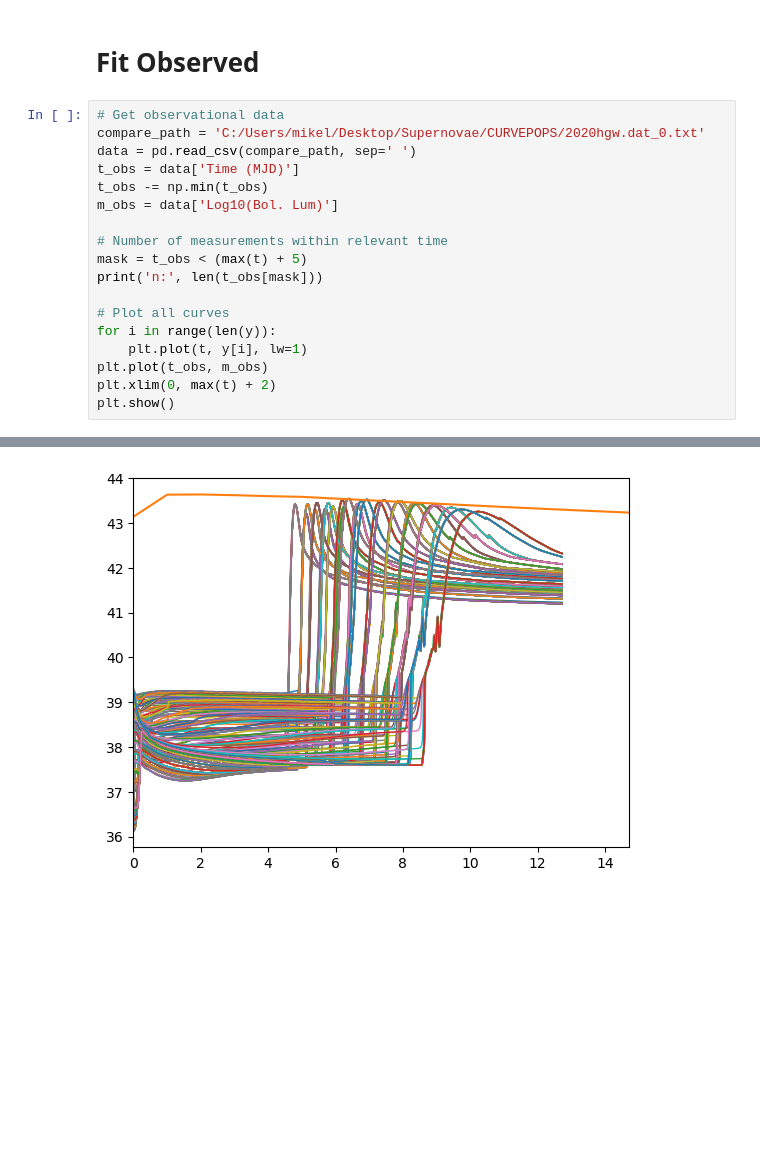
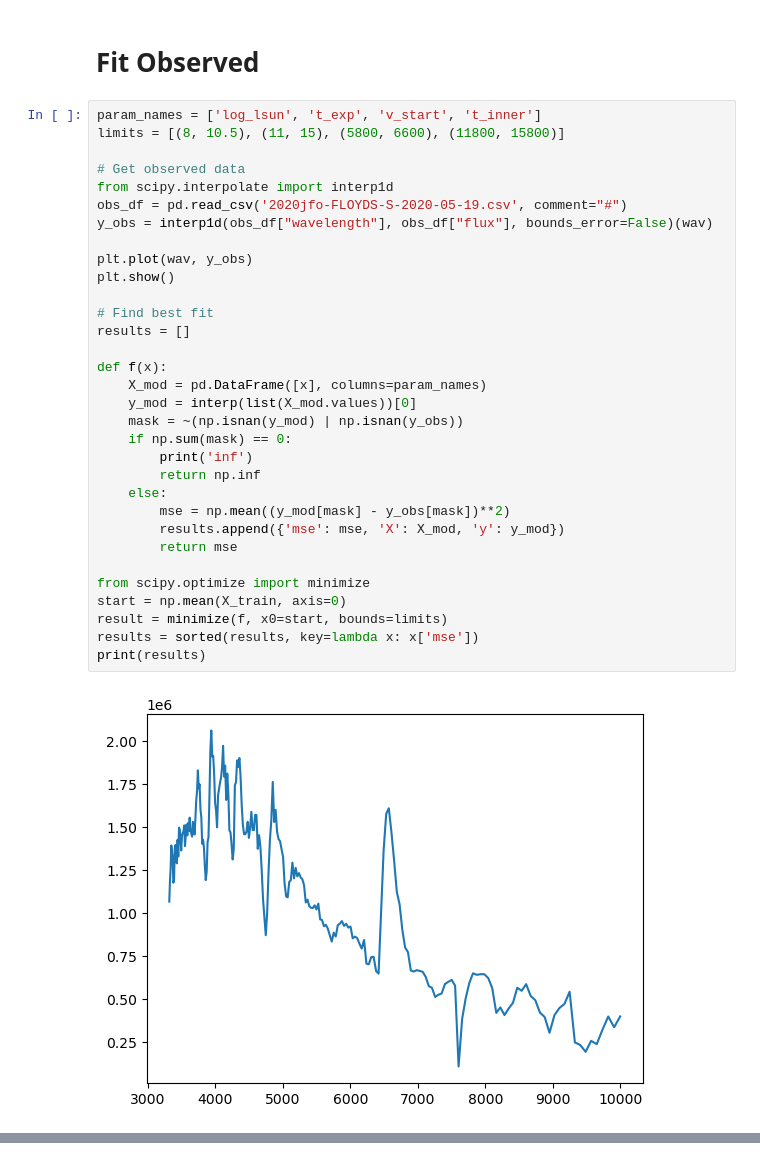
Before and after one commit to MichaelLukaszyk/iip-emulator, a Jupyter notebook: interpolator/interp.ipynb, the cells around one changed output, grey strips where cells are left out. Cells and saved outputs as stored; diff of their text form; blank space fills up the shorter version.

Commit message:
interpolator progress

```diff
--- a/interpolator/interp.ipynb
+++ b/interpolator/interp.ipynb
@@ -136,21 +148,36 @@ mean mse: 6.6e-01
 # %% [markdown]
 # Fit Observed
 # %%
-# Get observational data
-compare_path = 'C:/Users/mikel/Desktop/Supernovae/CURVEPOPS/2020hgw.dat_0.txt'
-data = pd.read_csv(compare_path, sep=' ')
-t_obs = data['Time (MJD)']
-t_obs -= np.min(t_obs)
-m_obs = data['Log10(Bol. Lum)']
+param_names = ['log_lsun', 't_exp', 'v_start', 't_inner']
+limits = [(8, 10.5), (11, 15), (5800, 6600), (11800, 15800)]
 
-# Number of measurements within relevant time
-mask = t_obs < (max(t) + 5)
-print('n:', len(t_obs[mask]))
+# Get observed data
+from scipy.interpolate import interp1d
+obs_df = pd.read_csv('2020jfo-FLOYDS-S-2020-05-19.csv', comment="#")
+y_obs = interp1d(obs_df["wavelength"], obs_df["flux"], bounds_error=False)(wav)
 
-# Plot all curves
-for i in range(len(y)):
-    plt.plot(t, y[i], lw=1)
-plt.plot(t_obs, m_obs)
-plt.xlim(0, max(t) + 2)
+plt.plot(wav, y_obs)
 plt.show()
+
+# Find best fit
+results = []
+
+def f(x):
+    X_mod = pd.DataFrame([x], columns=param_names)
+    y_mod = interp(list(X_mod.values))[0]
+    mask = ~(np.isnan(y_mod) | np.isnan(y_obs))
+    if np.sum(mask) == 0:
+        print('inf')
+        return np.inf
+    else:
+        mse = np.mean((y_mod[mask] - y_obs[mask])**2)
+        results.append({'mse': mse, 'X': X_mod, 'y': y_mod})
+        return mse
+
+from scipy.optimize import minimize
+start = np.mean(X_train, axis=0)
+result = minimize(f, x0=start, bounds=limits)
+results = sorted(results, key=lambda x: x['mse'])
+print(results)
 # %% [output]
+[figure, new version]
@@ -158 +200,0 @@ n: 18
-[figure, old version]
```
Also changed, not shown: parts of 8 cells of this notebook, 5 other files.
